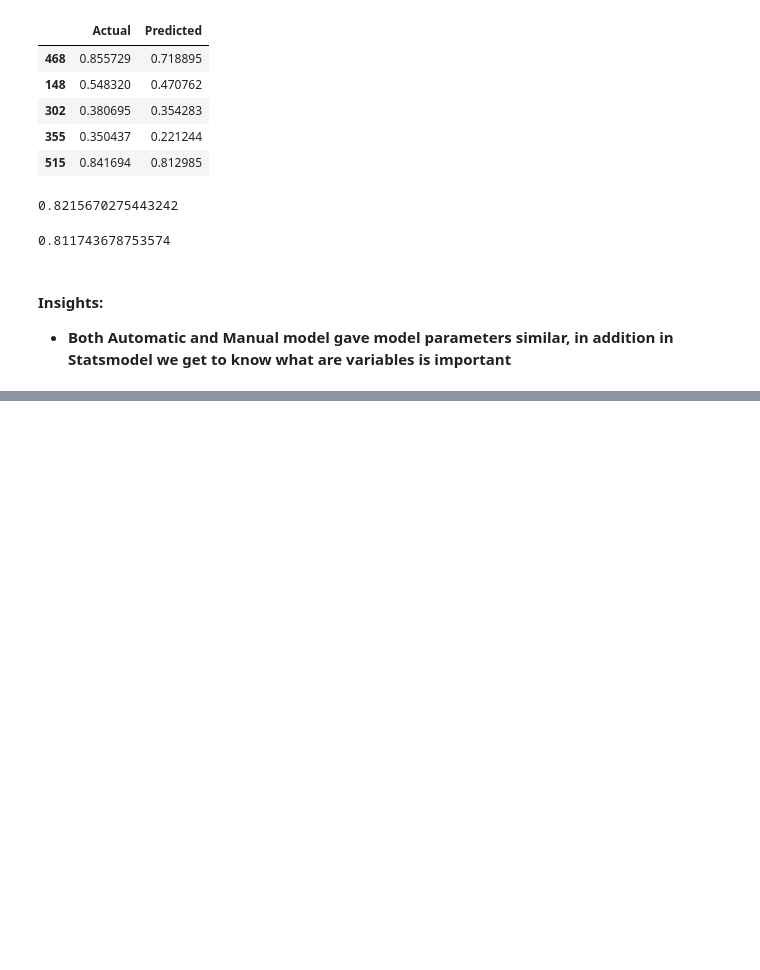
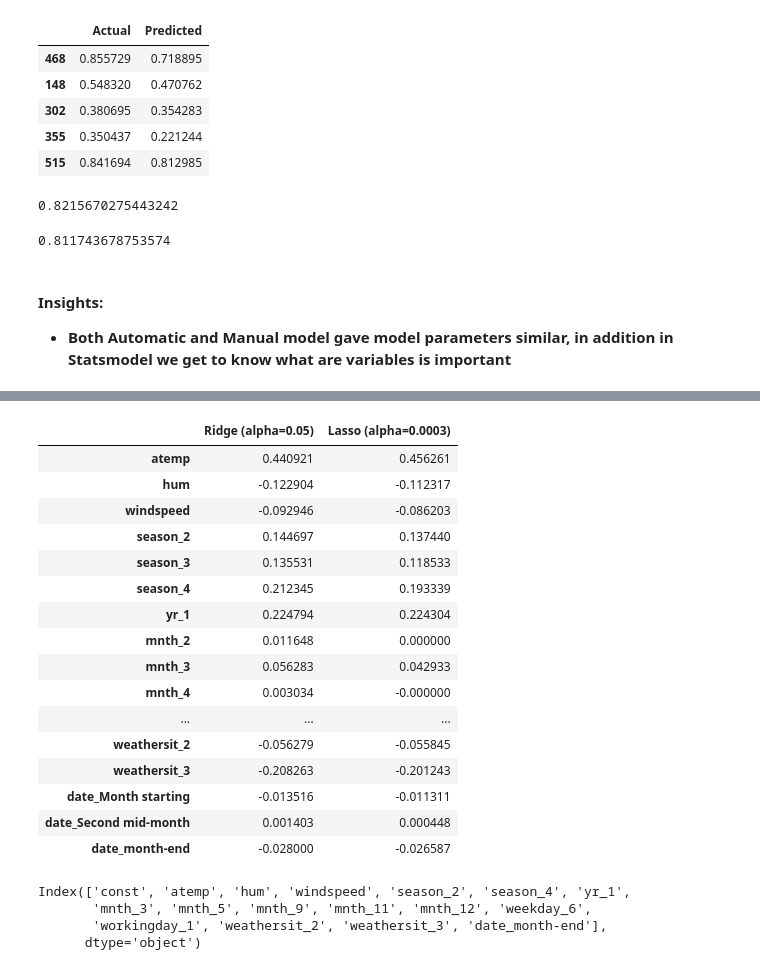
Before and after one commit to HussainPythonista/LinearRegressionModel, a Jupyter notebook: Boom_Bike_price.ipynb, the cells around one changed output, grey strips where cells are left out. Drawn from its saved outputs; the diff is of its cells as text; code cells hidden in the pictures; blank space fills up the shorter version.

```diff
--- a/Boom_Bike_price.ipynb
+++ b/Boom_Bike_price.ipynb
@@ -2544,0 +2586,4 @@ adjusted_r2
+# %%
+parameters = {'alpha': [ 0.005,0.010,0.025,0.05,0.10,0.15,0.25,0.50,1,2,3,5,10.0,15, 20, 50, 100, 500, 1000]}
+
+ridge_final_model, y_test_predicted = build_model(X_train, y_train, X_test, parameters, model='ridge')
@@ -2544,0 +2599,4 @@ adjusted_r2
+# %%
+parameters = {'alpha': [0.0001,0.0002,0.0003,0.0004,0.0005,0.0006,0.0007,0.0008,0.0009]}
+
+lasso_final_model, y_test_predicted = build_model(X_train, y_train, X_test, parameters, model='lasso')
@@ -2544,0 +2612,34 @@ adjusted_r2
+# %%
+# ridge_final_model.coef_
+model_coefficients = pd.DataFrame(index=X_train.columns)
+model_coefficients.rows = X_train.columns
+
+model_coefficients['Ridge (alpha=0.05)'] = ridge_final_model.coef_
+model_coefficients['Lasso (alpha=0.0003)'] = lasso_final_model.coef_
+# %%
+model_coefficients
+# %% [output]
+|  | Ridge (alpha=0.05) | Lasso (alpha=0.0003) |
+| atemp | 0.440921 | 0.456261 |
+| hum | -0.122904 | -0.112317 |
+| windspeed | -0.092946 | -0.086203 |
+| season_2 | 0.144697 | 0.137440 |
+| season_3 | 0.135531 | 0.118533 |
+| season_4 | 0.212345 | 0.193339 |
+| yr_1 | 0.224794 | 0.224304 |
+| mnth_2 | 0.011648 | 0.000000 |
+| mnth_3 | 0.056283 | 0.042933 |
+| mnth_4 | 0.003034 | -0.000000 |
+| ... | ... | ... |
+| weathersit_2 | -0.056279 | -0.055845 |
+| weathersit_3 | -0.208263 | -0.201243 |
+| date_Month starting | -0.013516 | -0.011311 |
+| date_Second mid-month | 0.001403 | 0.000448 |
+| date_month-end | -0.028000 | -0.026587 |
+# %%
+linearModel.params.index
+# %% [output]
+Index(['const', 'atemp', 'hum', 'windspeed', 'season_2', 'season_4', 'yr_1',
+       'mnth_3', 'mnth_5', 'mnth_9', 'mnth_11', 'mnth_12', 'weekday_6',
+       'workingday_1', 'weathersit_2', 'weathersit_3', 'date_month-end'],
+      dtype='object')
```
Also changed, not shown: parts of 23 cells of this notebook.
